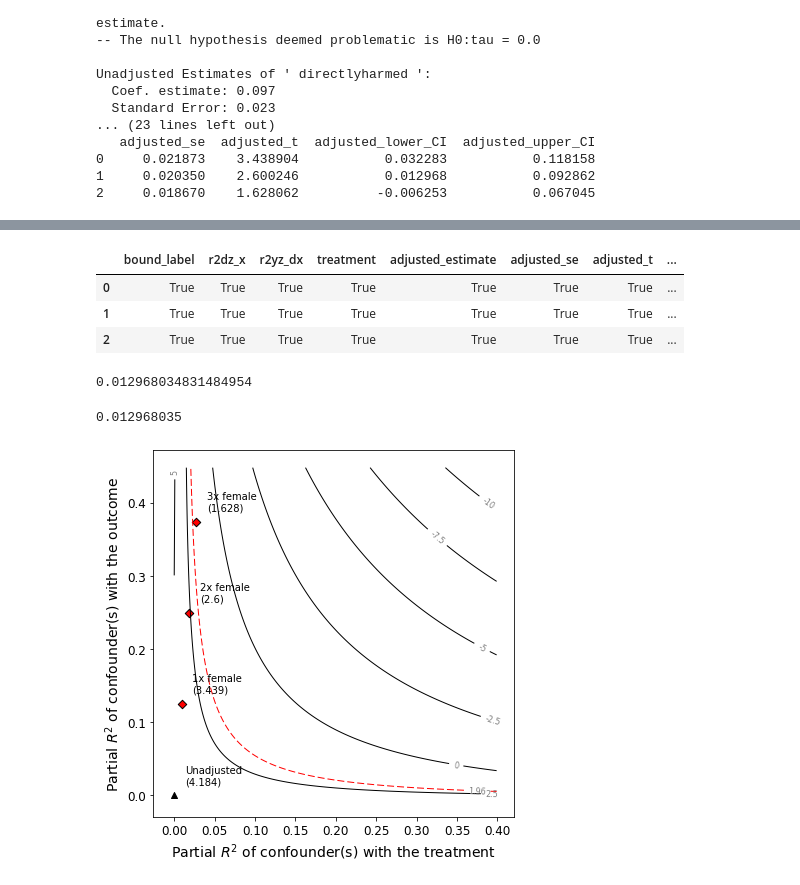
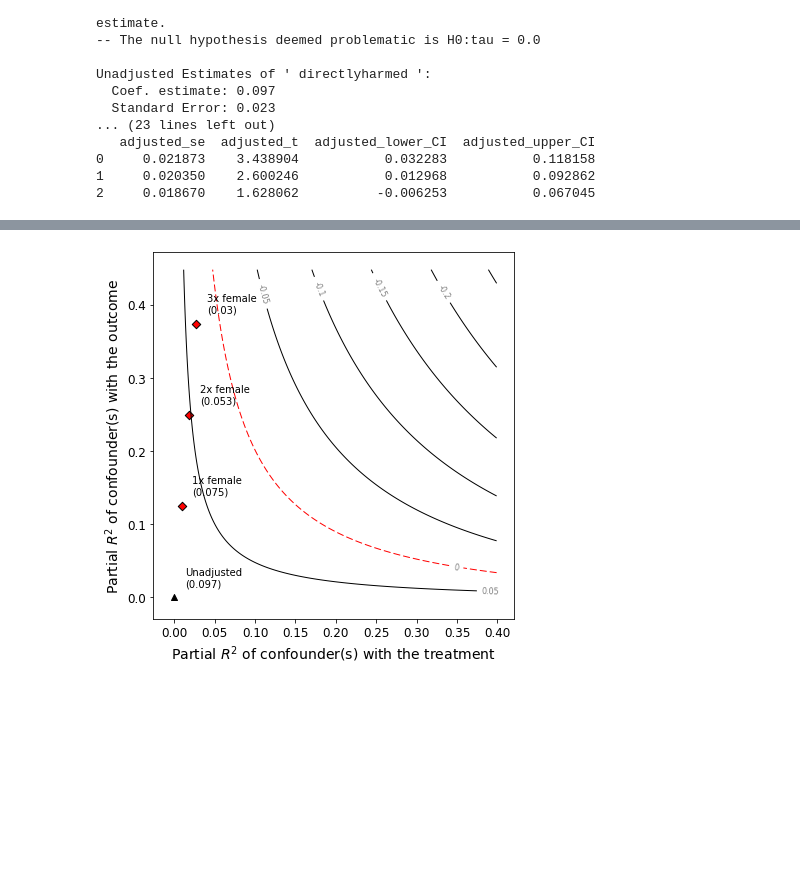
Before and after one commit to nlapier2/PySensemakr, a Jupyter notebook: example.ipynb, the cells around one changed output, grey strips where cells are left out. Saved outputs shown, nothing was run; the diff lists cells and outputs as text; code cells hidden in the pictures; blank space fills up the shorter version.

```diff
--- a/example.ipynb
+++ b/example.ipynb
@@ -122,20 +69,5 @@ sensitivity_stats.sensitivity_stats(model=model,treatment='directlyharmed')
-# %%
-df.round(8)==s.bounds.round(8)
-# %% [output]
-|  | bound_label | r2dz_x | r2yz_dx | treatment | adjusted_estimate | adjusted_se | adjusted_t | ... |
-| 0 | True | True | True | True | True | True | True | ... |
-| 1 | True | True | True | True | True | True | True | ... |
-| 2 | True | True | True | True | True | True | True | ... |
-# %%
-s.bounds['adjusted_lower_CI'][1]
-# %% [output]
-0.012968034831484954
-# %%
-df['adjusted_lower_CI'][1]
-# %% [output]
-0.012968035
 # %%
 # Make a contour plot for the estimate
-ovb_plots.ovb_contour_plot(sense_obj=s, sensitivity_of='t-value')
+ovb_plots.ovb_contour_plot(sense_obj=s, sensitivity_of='estimate')
 # %% [output]
-[figure, old version]
+[figure, new version]
```
Also changed, not shown: parts of 31 cells of this notebook.
